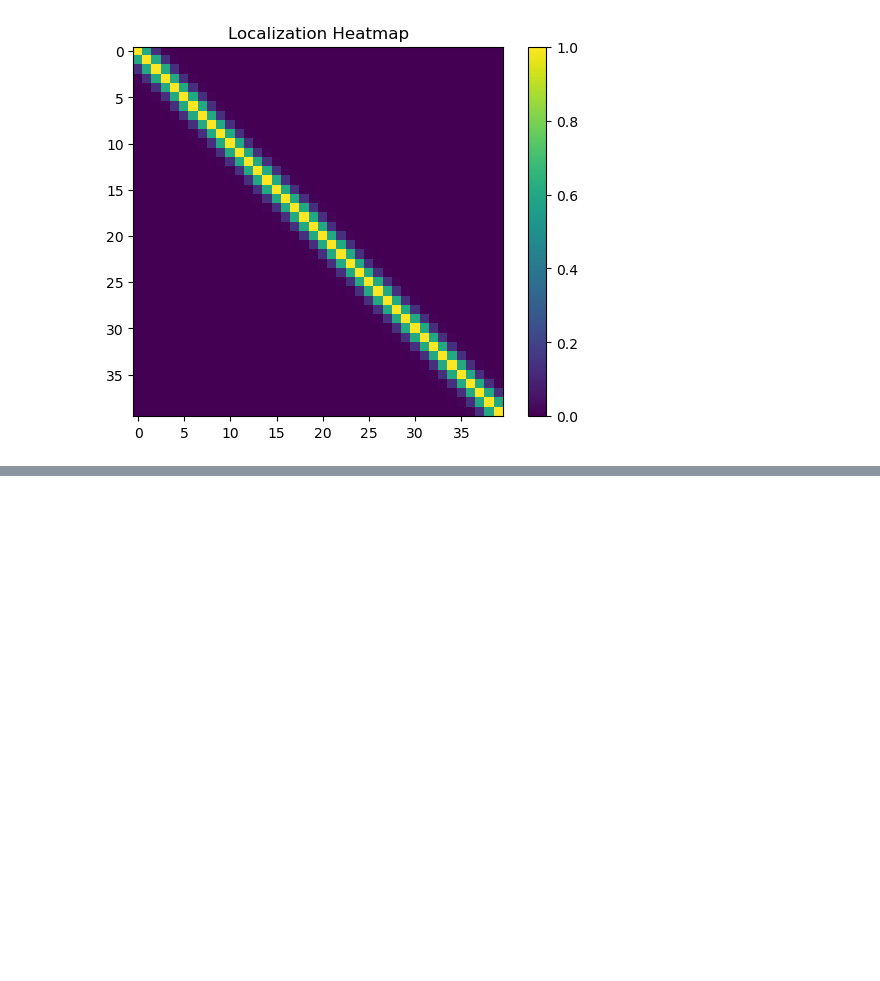
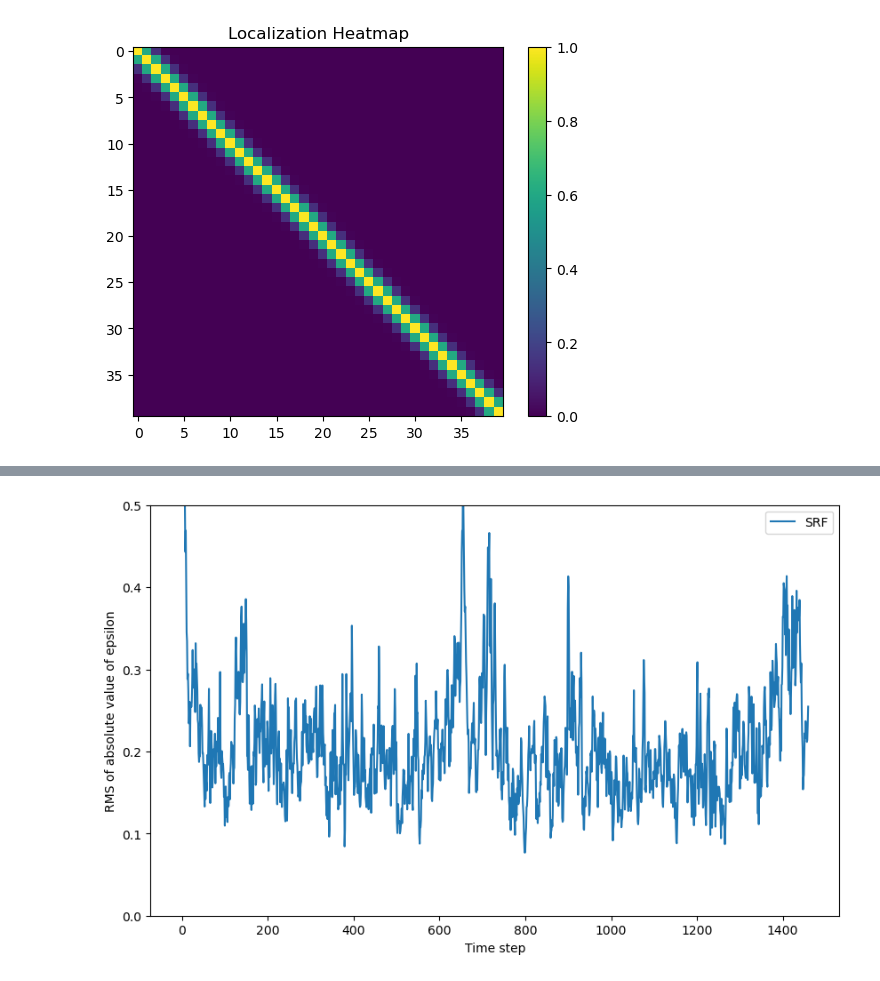
Before and after one commit to gallardo0825/Data_assimilation_A_final, a Jupyter notebook: final.ipynb, the cells around one changed output, grey strips where cells are left out. Drawn from its saved outputs; the diff is of its cells as text; code cells hidden in the pictures; blank space fills up the shorter version.

```diff
--- a/final.ipynb
+++ b/final.ipynb
@@ -323,0 +327,10 @@ plt.show()
+# %%
+plt.figure(figsize=(10, 6))
+plt.xlabel('Time step')
+plt.ylabel('RMS of absolute value of epsilon')
+plt.plot(ls, srf_2, label="SRF")
+plt.ylim(0, 0.5)  # x軸の範囲を0から0.5に限定
+plt.legend()
+plt.show()
+# %% [output]
+[figure, added]
```
Also changed, not shown: parts of 9 cells of this notebook.
